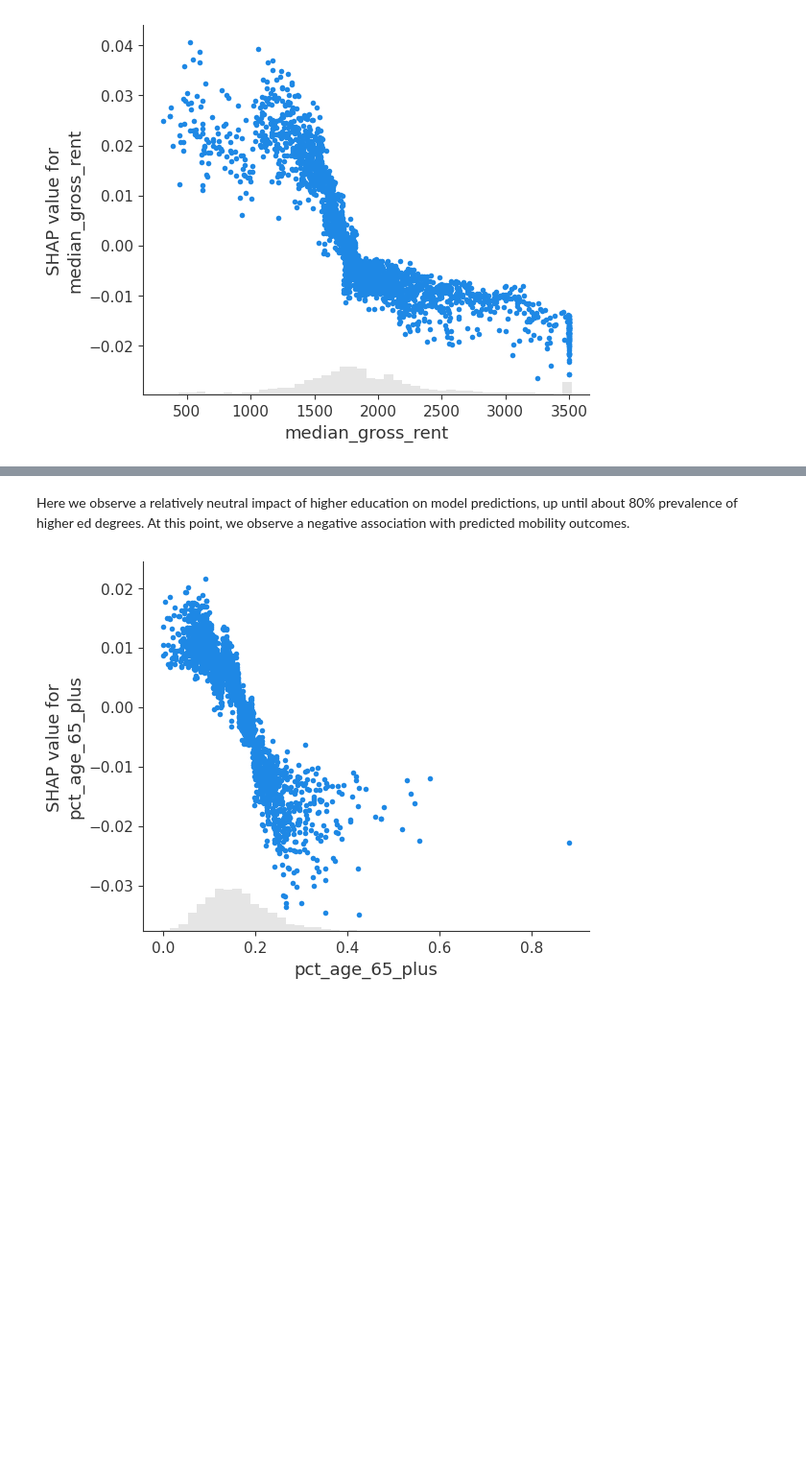
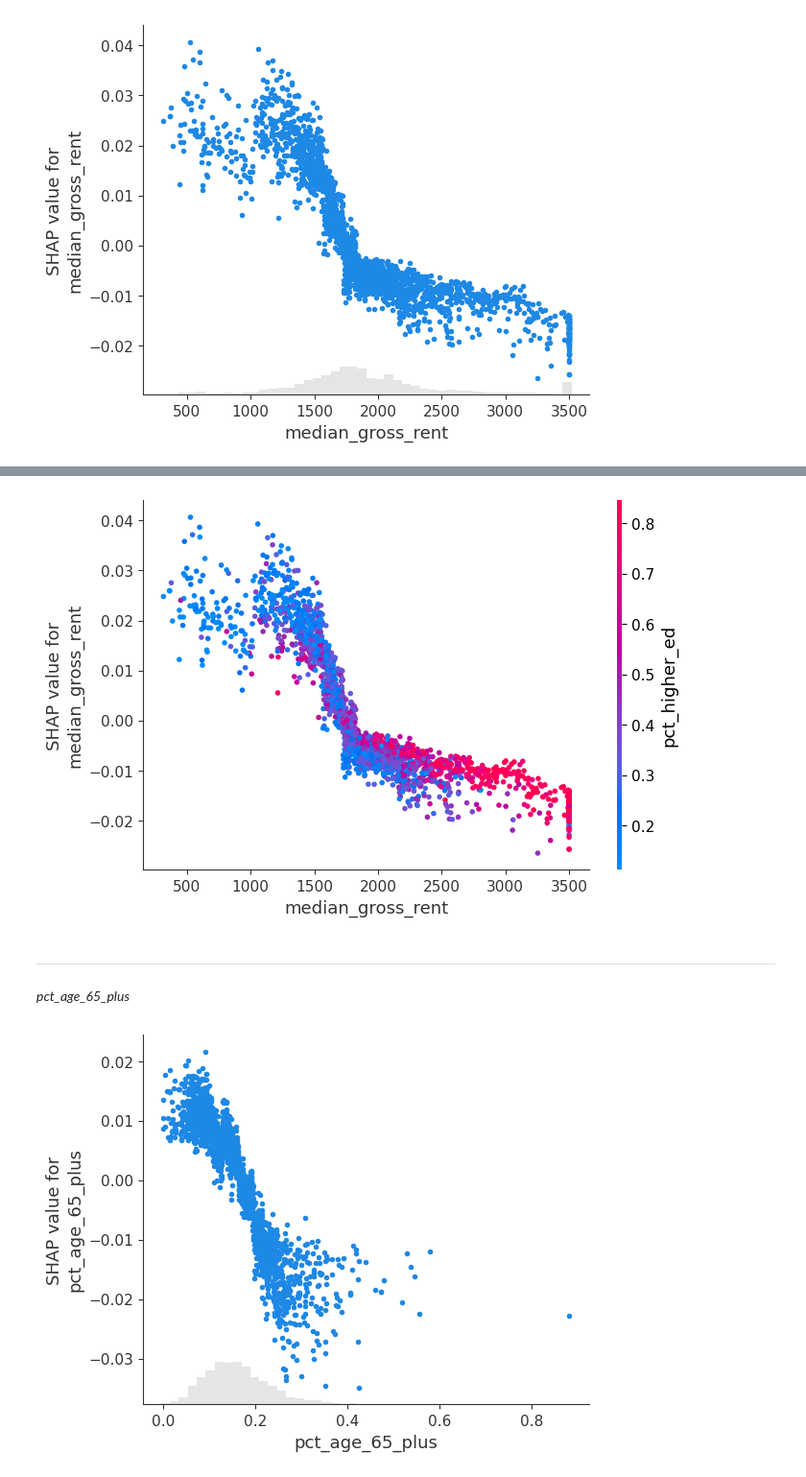
Before and after one commit to yousefja/nori, a Jupyter notebook: notebooks/11_health_shap.ipynb, the cells around one changed output, grey strips where cells are left out. Shown at 96% size. Cells and saved outputs as stored; diff of their text form; code cells hidden in the pictures; blank space fills up the shorter version.

Commit message:
wip: comparative shap

```diff
--- a/notebooks/11_health_shap.ipynb
+++ b/notebooks/11_health_shap.ipynb
@@ -101,5 +137,11 @@ shap.plots.scatter(shap_values[:, "median_gross_rent"])
+# %%
+shap.dependence_plot('median_gross_rent', shap_values.values, X)
+# %% [output]
+[figure, added]
+# %% [markdown]
+---
 # %% [markdown]
-Here we observe a relatively neutral impact of higher education on model predictions, up until about 80% prevalence of higher ed degrees. At this point, we observe a negative association with predicted mobility outcomes.
+*pct_age_65_plus*
 # %%
 shap.plots.scatter(shap_values[:, "pct_age_65_plus"])
 # %% [output]
```
Also changed, not shown: parts of 28 cells of this notebook, 4 other files.
